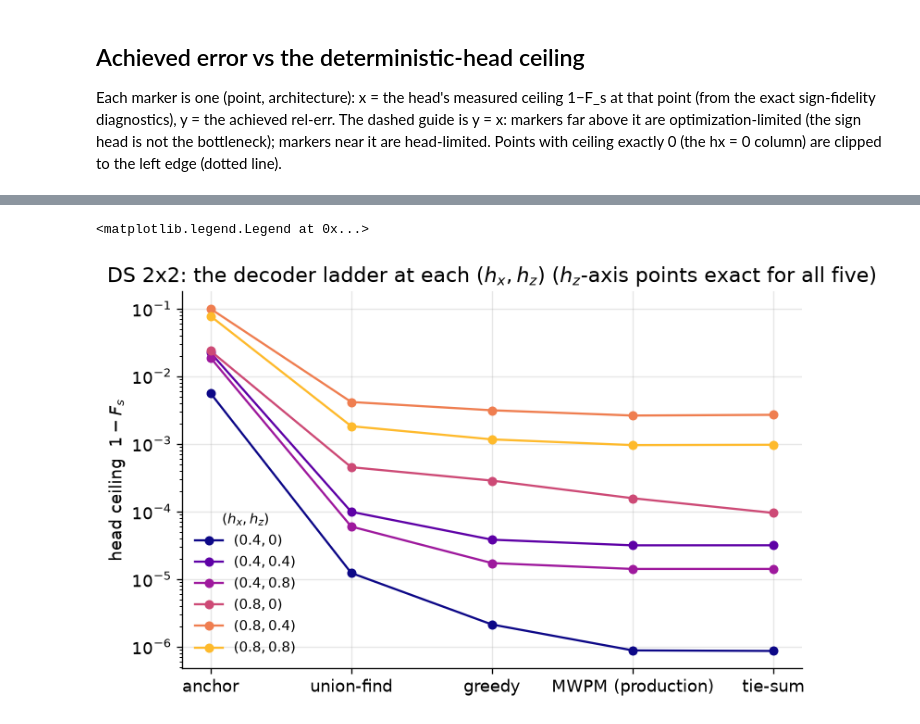
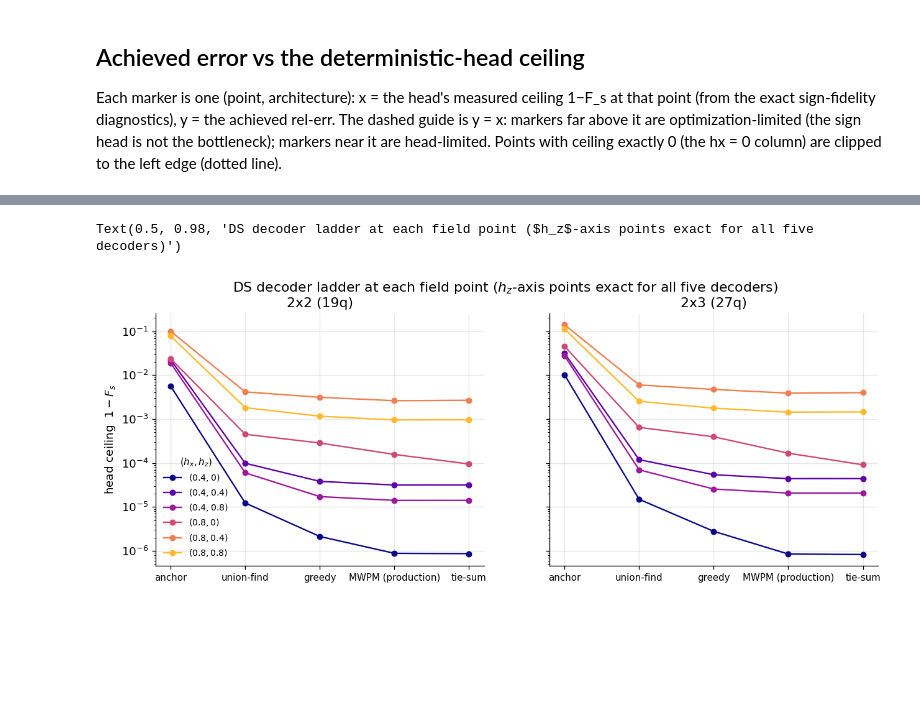
Before and after one commit to SanzharBissenali/2D-TC, a Jupyter notebook: analysis/05_phase4b_plane.ipynb, the cells around one changed output, grey strips where cells are left out. Cells and saved outputs as stored; diff of their text form; code cells hidden in the pictures; blank space fills up the shorter version.

```diff
--- a/analysis/05_phase4b_plane.ipynb
+++ b/analysis/05_phase4b_plane.ipynb
@@ -239,23 +252,26 @@ Text(0.5, 1.08, 'DS 2x2 (19 qubits): sign-error ceiling per decoder (exact; gray
 # %%
-# same data as a ladder: one line per field point, decoders ordered by quality
-fig, ax = plt.subplots(figsize=(7.2, 4.4))
+# same data as ladders: one panel per size, one line per field point
+fig, axes = plt.subplots(1, 2, figsize=(12.5, 4.4), sharey=True)
 xs = np.arange(len(DEC))
-pts_f = sorted((p['hx'], p['hz'], p) for p in dl['points'] if p['hx'] > 0)
 cmap = plt.get_cmap('plasma')
-for k, (hx, hz, p) in enumerate(pts_f):
-    ys = [p['decoders'][d]['wrong_weight'] for d in DEC]
-    ax.plot(xs, ys, 'o-', ms=5, lw=1.4,
-            color=cmap(0.85 * k / max(len(pts_f) - 1, 1)),
-            label=f'$({hx:g}, {hz:g})$')
-ax.set_yscale('log')
-ax.set_xticks(xs)
-ax.set_xticklabels([DEC_LABEL[d] for d in DEC])
-ax.set(ylabel='head ceiling  $1 - F_s$',
-       title='DS 2x2: the decoder ladder at each $(h_x, h_z)$ '
-             '($h_z$-axis points exact for all five)')
-ax.legend(loc='lower left', frameon=False, fontsize=9, title='$(h_x, h_z)$',
-          title_fontsize=9)
-# fig.savefig(f"{FIGDIR}/phase4c_2x2_decoder_ladder.png", dpi=300, bbox_inches="tight")
+for ax, (size, wrong) in zip(axes, LADDER.items()):
+    pts_f = [(hx, hz) for hz in V3 for hx in V3 if hx > 0]
+    for k, (hx, hz) in enumerate(sorted(pts_f)):
+        i, j = V3.index(hz), V3.index(hx)
+        ys = [wrong[d][i, j] for d in DEC]
+        ax.plot(xs, ys, 'o-', ms=5, lw=1.4,
+                color=cmap(0.85 * k / max(len(pts_f) - 1, 1)),
+                label=f'$({hx:g}, {hz:g})$')
+    ax.set_yscale('log')
+    ax.set_xticks(xs)
+    ax.set_xticklabels([DEC_LABEL[d] for d in DEC], fontsize=9)
+    ax.set(title=size)
+axes[0].set(ylabel='head ceiling  $1 - F_s$')
+axes[0].legend(loc='lower left', frameon=False, fontsize=8.5,
+               title='$(h_x, h_z)$', title_fontsize=9)
+fig.suptitle('DS decoder ladder at each field point '
+             '($h_z$-axis points exact for all five decoders)')
+# fig.savefig(f"{FIGDIR}/phase4c_decoder_ladder.png", dpi=300, bbox_inches="tight")
 # %% [output]
-<matplotlib.legend.Legend at 0x...>
+Text(0.5, 0.98, 'DS decoder ladder at each field point ($h_z$-axis points exact for all five decoders)')
-[figure, old version]
+[figure, new version]
```
Also changed, not shown: parts of 4 cells of this notebook.
